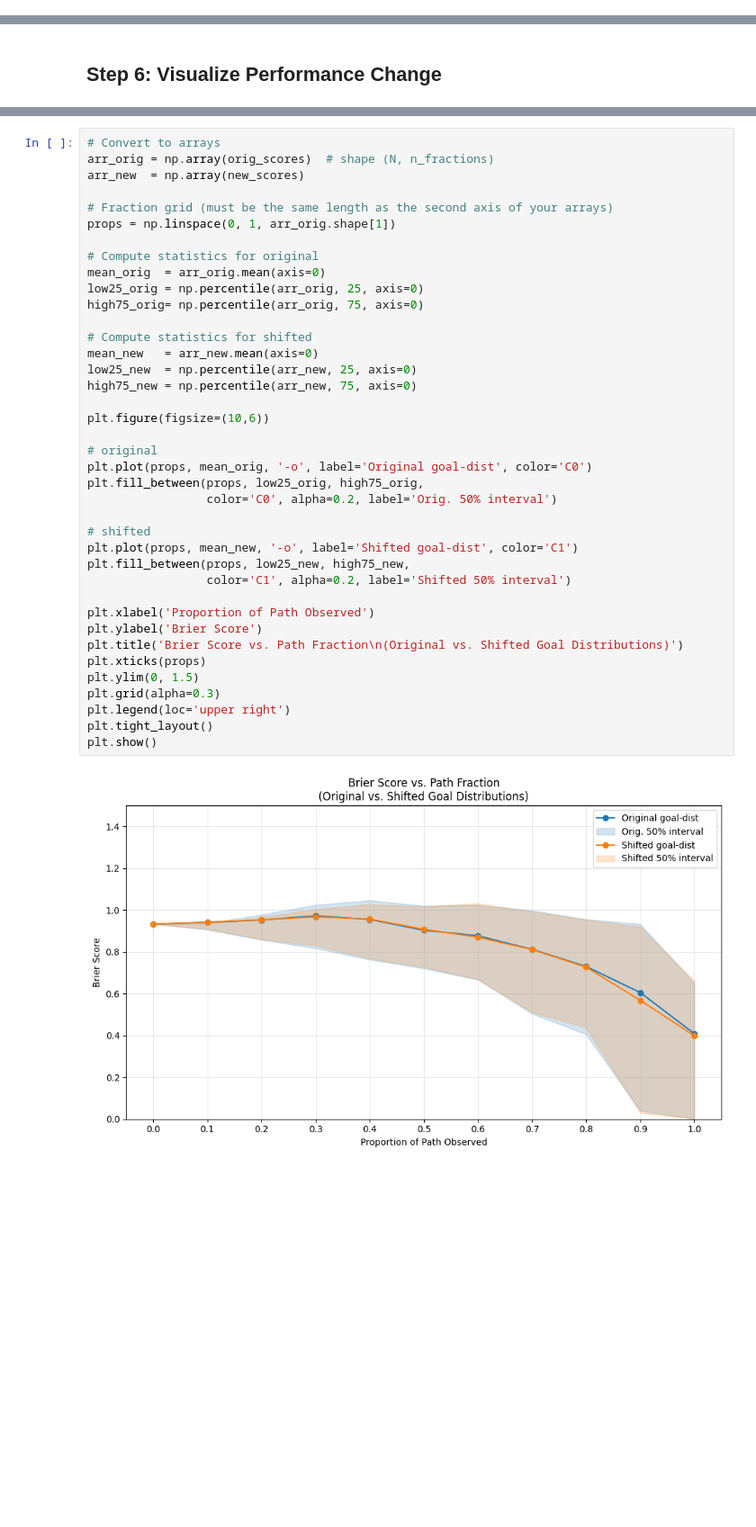
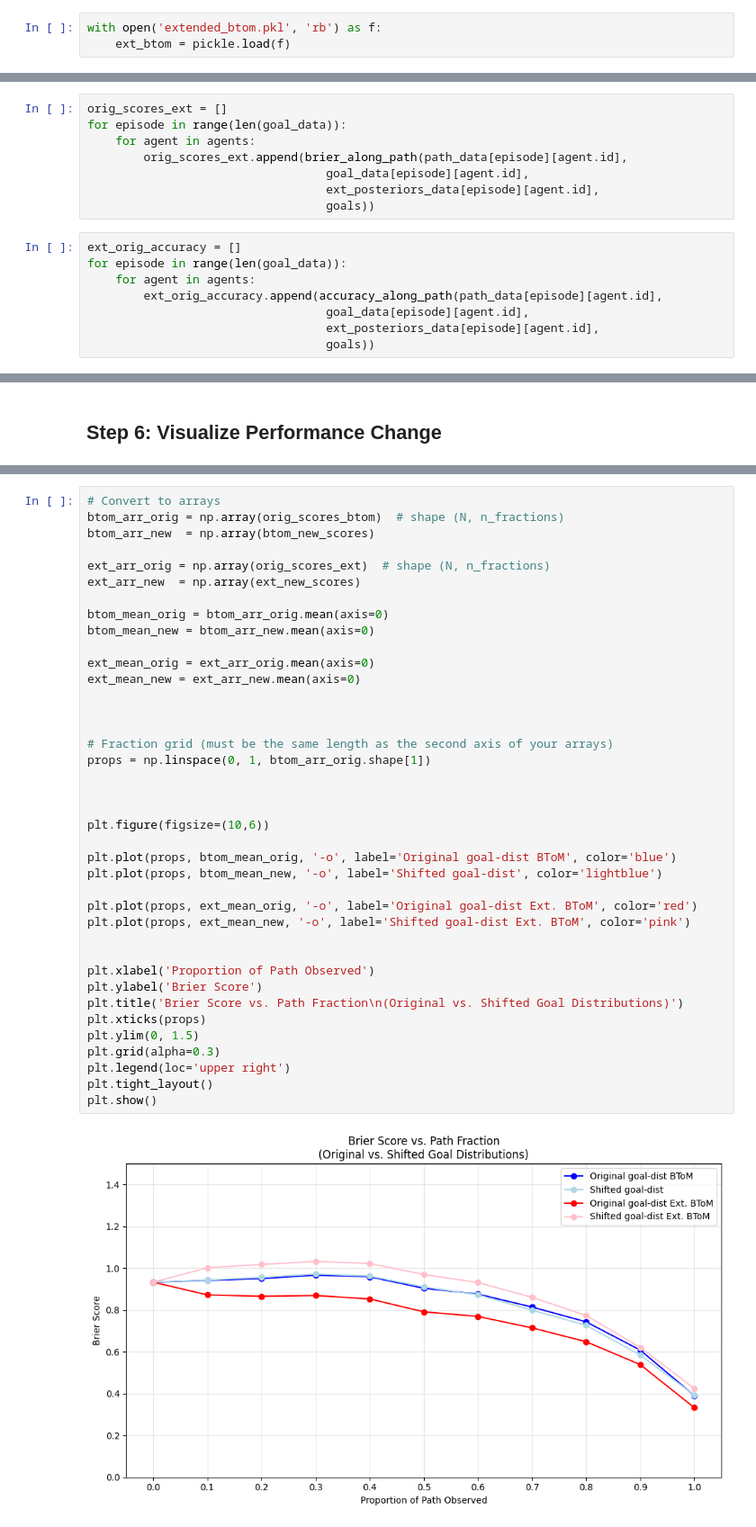
Before and after one commit to NigelDoering/Theory-of-mind, a Jupyter notebook: notebooks/Campus_Experiment_2.ipynb, the cells around one changed output, grey strips where cells are left out. Shown at 90% size. Drawn from its saved outputs; the diff is of its cells as text; blank space fills up the shorter version.

```diff
--- a/notebooks/Campus_Experiment_2.ipynb
+++ b/notebooks/Campus_Experiment_2.ipynb
@@ -156,0 +123,3 @@ for episode in range(len(goal_data)):
+# %%
+with open('extended_btom.pkl', 'rb') as f:
+    ext_btom = pickle.load(f)
@@ -157,3 +133,19 @@ for episode in range(len(goal_data)):
+# %%
+orig_scores_ext = []
+for episode in range(len(goal_data)):
+    for agent in agents:
+        orig_scores_ext.append(brier_along_path(path_data[episode][agent.id],
+                                  goal_data[episode][agent.id],
+                                  ext_posteriors_data[episode][agent.id],
+                                  goals))
+# %%
+ext_orig_accuracy = []
+for episode in range(len(goal_data)):
+    for agent in agents:
+        ext_orig_accuracy.append(accuracy_along_path(path_data[episode][agent.id],
+                                  goal_data[episode][agent.id],
+                                  ext_posteriors_data[episode][agent.id],
+                                  goals))
 # %% [markdown]
 ## Step 3: Change Agent Goal Distributions
 # %%
@@ -268,42 +298,42 @@ len(new_scores), len(orig_scores)
 (5000, 10000)
 # %%
 # Convert to arrays
-arr_orig = np.array(orig_scores)  # shape (N, n_fractions)
-arr_new  = np.array(new_scores)
+btom_arr_orig = np.array(orig_scores_btom)  # shape (N, n_fractions)
+btom_arr_new  = np.array(btom_new_scores)
+
+ext_arr_orig = np.array(orig_scores_ext)  # shape (N, n_fractions)
+ext_arr_new  = np.array(ext_new_scores)
+
+btom_mean_orig = btom_arr_orig.mean(axis=0)
+btom_mean_new = btom_arr_new.mean(axis=0)
+
+ext_mean_orig = ext_arr_orig.mean(axis=0)
+ext_mean_new = ext_arr_new.mean(axis=0)
+
+
 
 # Fraction grid (must be the same length as the second axis of your arrays)
-props = np.linspace(0, 1, arr_orig.shape[1])
+props = np.linspace(0, 1, btom_arr_orig.shape[1])
 
-# Compute statistics for original
-mean_orig  = arr_orig.mean(axis=0)
-low25_orig = np.percentile(arr_orig, 25, axis=0)
-high75_orig= np.percentile(arr_orig, 75, axis=0)
 
-# Compute statistics for shifted
-mean_new   = arr_new.mean(axis=0)
-low25_new  = np.percentile(arr_new, 25, axis=0)
-high75_new = np.percentile(arr_new, 75, axis=0)
 
 plt.figure(figsize=(10,6))
 
-# original
-plt.plot(props, mean_orig, '-o', label='Original goal‐dist', color='C0')
-plt.fill_between(props, low25_orig, high75_orig,
-                 color='C0', alpha=0.2, label='Orig. 50% interval')
+plt.plot(props, btom_mean_orig, '-o', label='Original goal‐dist BToM', color='blue')
+plt.plot(props, btom_mean_new, '-o', label='Shifted goal‐dist', color='lightblue')
 
-# shifted
-plt.plot(props, mean_new, '-o', label='Shifted goal‐dist', color='C1')
-plt.fill_between(props, low25_new, high75_new,
-                 color='C1', alpha=0.2, label='Shifted 50% interval')
+plt.plot(props, ext_mean_orig, '-o', label='Original goal‐dist Ext. BToM', color='red')
+plt.plot(props, ext_mean_new, '-o', label='Shifted goal‐dist Ext. BToM', color='pink')
+
 
 plt.xlabel('Proportion of Path Observed')
 plt.ylabel('Brier Score')
 plt.title('Brier Score vs. Path Fraction\n(Original vs. Shifted Goal Distributions)')
 plt.xticks(props)
 plt.ylim(0, 1.5)
 plt.grid(alpha=0.3)
 plt.legend(loc='upper right')
 plt.tight_layout()
 plt.show()
 # %% [output]
-[figure, old version]
+[figure, new version]
```
Also changed, not shown: parts of 15 cells of this notebook, 5 other files.
